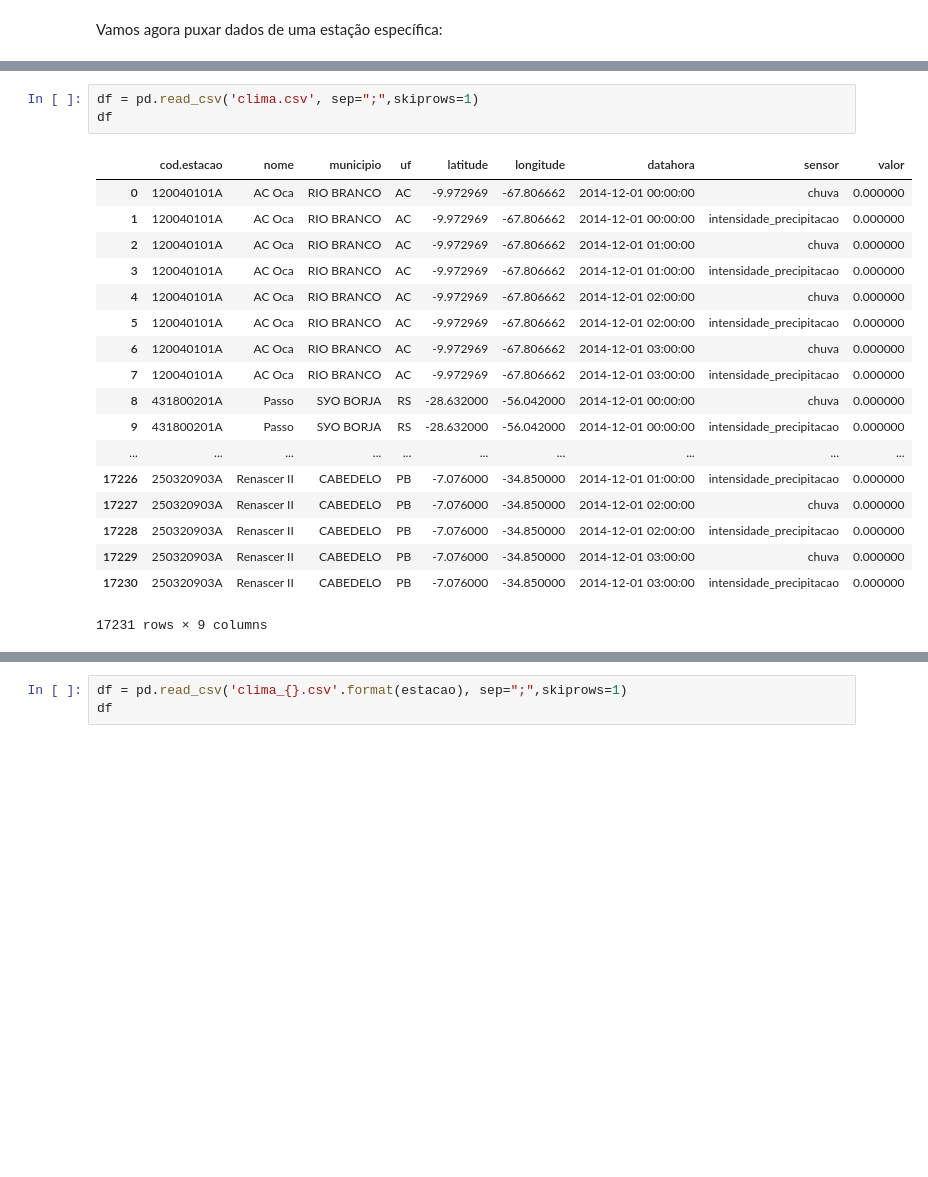
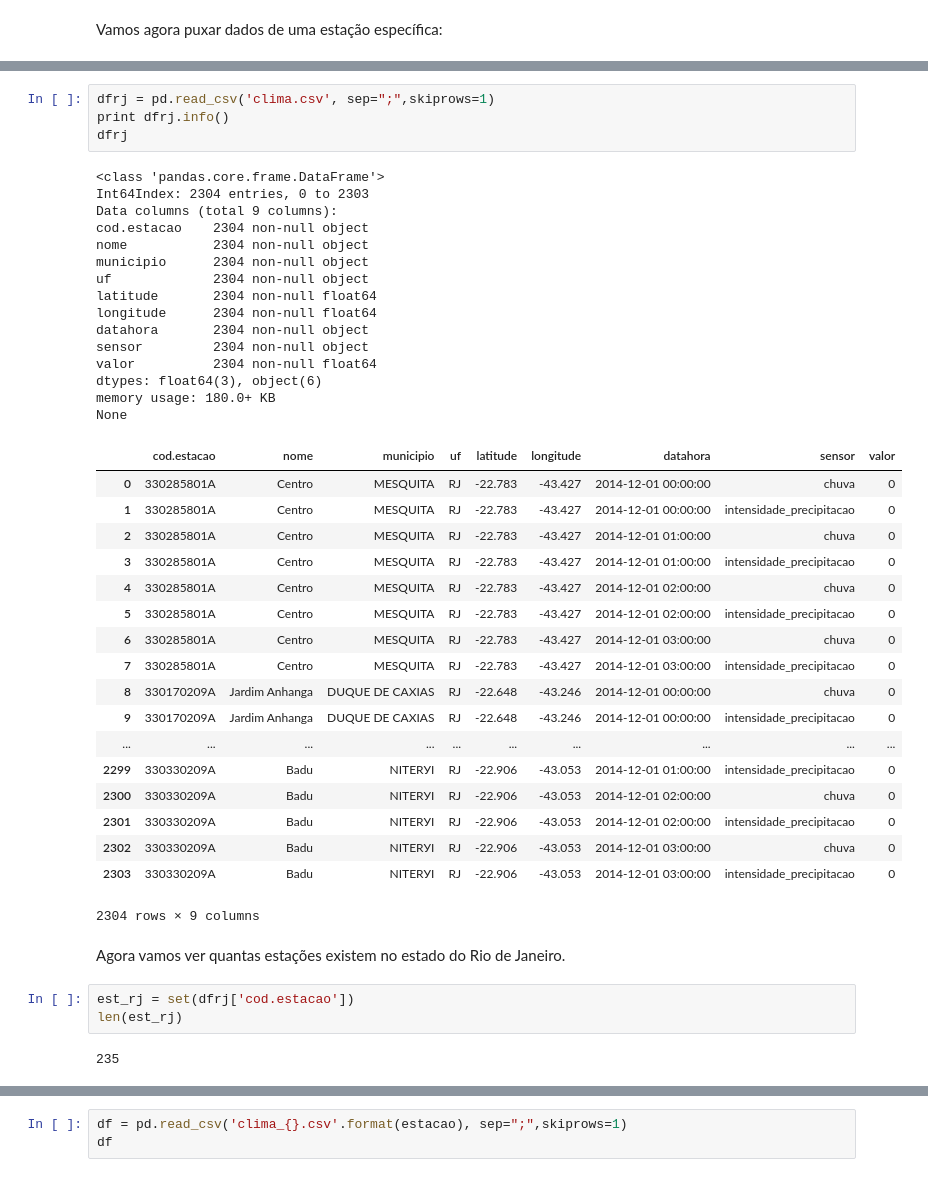
Before and after one commit to AlertaDengue/AlertaDengueCaptura, a Jupyter notebook: notebooks/cemaden.ipynb, the cells around one changed output, grey strips where cells are left out. Cells and saved outputs as stored; diff of their text form; blank space fills up the shorter version.

```diff
--- a/notebooks/cemaden.ipynb
+++ b/notebooks/cemaden.ipynb
@@ -36,23 +44,46 @@ http://150.163.255.246:18383/dados_rede?chave=bc10602ea62759fab1578f8eb1ff6f7abb
 200
 # %%
-df = pd.read_csv('clima.csv', sep=";",skiprows=1)
-df
+dfrj = pd.read_csv('clima.csv', sep=";",skiprows=1)
+print dfrj.info()
+dfrj
 # %% [output]
+<class 'pandas.core.frame.DataFrame'>
+Int64Index: 2304 entries, 0 to 2303
+Data columns (total 9 columns):
+cod.estacao    2304 non-null object
+nome           2304 non-null object
+municipio      2304 non-null object
+uf             2304 non-null object
+latitude       2304 non-null float64
+longitude      2304 non-null float64
+datahora       2304 non-null object
+sensor         2304 non-null object
+valor          2304 non-null float64
+dtypes: float64(3), object(6)
+memory usage: 180.0+ KB
+None
 |  | cod.estacao | nome | municipio | uf | latitude | longitude | datahora | sensor | valor |
-| 0 | 120040101A | AC Oca | RIO BRANCO | AC | -9.972969 | -67.806662 | 2014-12-01 00:00:00 | chuva | 0.000000 |
-| 1 | 120040101A | AC Oca | RIO BRANCO | AC | -9.972969 | -67.806662 | 2014-12-01 00:00:00 | intensidade_precipitacao | 0.000000 |
-| 2 | 120040101A | AC Oca | RIO BRANCO | AC | -9.972969 | -67.806662 | 2014-12-01 01:00:00 | chuva | 0.000000 |
-| 3 | 120040101A | AC Oca | RIO BRANCO | AC | -9.972969 | -67.806662 | 2014-12-01 01:00:00 | intensidade_precipitacao | 0.000000 |
-| 4 | 120040101A | AC Oca | RIO BRANCO | AC | -9.972969 | -67.806662 | 2014-12-01 02:00:00 | chuva | 0.000000 |
-| 5 | 120040101A | AC Oca | RIO BRANCO | AC | -9.972969 | -67.806662 | 2014-12-01 02:00:00 | intensidade_precipitacao | 0.000000 |
-| 6 | 120040101A | AC Oca | RIO BRANCO | AC | -9.972969 | -67.806662 | 2014-12-01 03:00:00 | chuva | 0.000000 |
-| 7 | 120040101A | AC Oca | RIO BRANCO | AC | -9.972969 | -67.806662 | 2014-12-01 03:00:00 | intensidade_precipitacao | 0.000000 |
-| 8 | 431800201A | Passo | SУO BORJA | RS | -28.632000 | -56.042000 | 2014-12-01 00:00:00 | chuva | 0.000000 |
-| 9 | 431800201A | Passo | SУO BORJA | RS | -28.632000 | -56.042000 | 2014-12-01 00:00:00 | intensidade_precipitacao | 0.000000 |
+| 0 | 330285801A | Centro | MESQUITA | RJ | -22.783 | -43.427 | 2014-12-01 00:00:00 | chuva | 0 |
+| 1 | 330285801A | Centro | MESQUITA | RJ | -22.783 | -43.427 | 2014-12-01 00:00:00 | intensidade_precipitacao | 0 |
+| 2 | 330285801A | Centro | MESQUITA | RJ | -22.783 | -43.427 | 2014-12-01 01:00:00 | chuva | 0 |
+| 3 | 330285801A | Centro | MESQUITA | RJ | -22.783 | -43.427 | 2014-12-01 01:00:00 | intensidade_precipitacao | 0 |
+| 4 | 330285801A | Centro | MESQUITA | RJ | -22.783 | -43.427 | 2014-12-01 02:00:00 | chuva | 0 |
+| 5 | 330285801A | Centro | MESQUITA | RJ | -22.783 | -43.427 | 2014-12-01 02:00:00 | intensidade_precipitacao | 0 |
+| 6 | 330285801A | Centro | MESQUITA | RJ | -22.783 | -43.427 | 2014-12-01 03:00:00 | chuva | 0 |
+| 7 | 330285801A | Centro | MESQUITA | RJ | -22.783 | -43.427 | 2014-12-01 03:00:00 | intensidade_precipitacao | 0 |
+| 8 | 330170209A | Jardim Anhanga | DUQUE DE CAXIAS | RJ | -22.648 | -43.246 | 2014-12-01 00:00:00 | chuva | 0 |
+| 9 | 330170209A | Jardim Anhanga | DUQUE DE CAXIAS | RJ | -22.648 | -43.246 | 2014-12-01 00:00:00 | intensidade_precipitacao | 0 |
 | ... | ... | ... | ... | ... | ... | ... | ... | ... | ... |
-| 17226 | 250320903A | Renascer II | CABEDELO | PB | -7.076000 | -34.850000 | 2014-12-01 01:00:00 | intensidade_precipitacao | 0.000000 |
-| 17227 | 250320903A | Renascer II | CABEDELO | PB | -7.076000 | -34.850000 | 2014-12-01 02:00:00 | chuva | 0.000000 |
-| 17228 | 250320903A | Renascer II | CABEDELO | PB | -7.076000 | -34.850000 | 2014-12-01 02:00:00 | intensidade_precipitacao | 0.000000 |
-| 17229 | 250320903A | Renascer II | CABEDELO | PB | -7.076000 | -34.850000 | 2014-12-01 03:00:00 | chuva | 0.000000 |
-| 17230 | 250320903A | Renascer II | CABEDELO | PB | -7.076000 | -34.850000 | 2014-12-01 03:00:00 | intensidade_precipitacao | 0.000000 |
+| 2299 | 330330209A | Badu | NITERУI | RJ | -22.906 | -43.053 | 2014-12-01 01:00:00 | intensidade_precipitacao | 0 |
+| 2300 | 330330209A | Badu | NITERУI | RJ | -22.906 | -43.053 | 2014-12-01 02:00:00 | chuva | 0 |
+| 2301 | 330330209A | Badu | NITERУI | RJ | -22.906 | -43.053 | 2014-12-01 02:00:00 | intensidade_precipitacao | 0 |
+| 2302 | 330330209A | Badu | NITERУI | RJ | -22.906 | -43.053 | 2014-12-01 03:00:00 | chuva | 0 |
+| 2303 | 330330209A | Badu | NITERУI | RJ | -22.906 | -43.053 | 2014-12-01 03:00:00 | intensidade_precipitacao | 0 |
-17231 rows × 9 columns
+2304 rows × 9 columns
+# %% [markdown]
+Agora vamos ver quantas estações existem no estado do Rio de Janeiro.
+# %%
+est_rj = set(dfrj['cod.estacao'])
+len(est_rj)
+# %% [output]
+235
```
Also changed, not shown: parts of 11 cells of this notebook, 1 other file.
